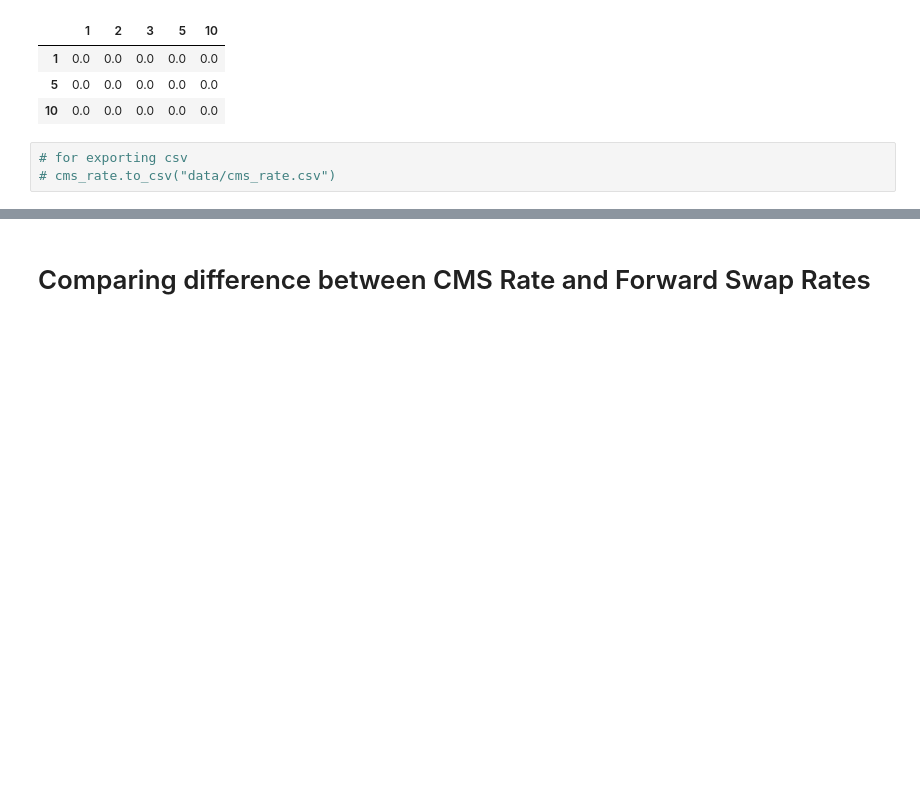
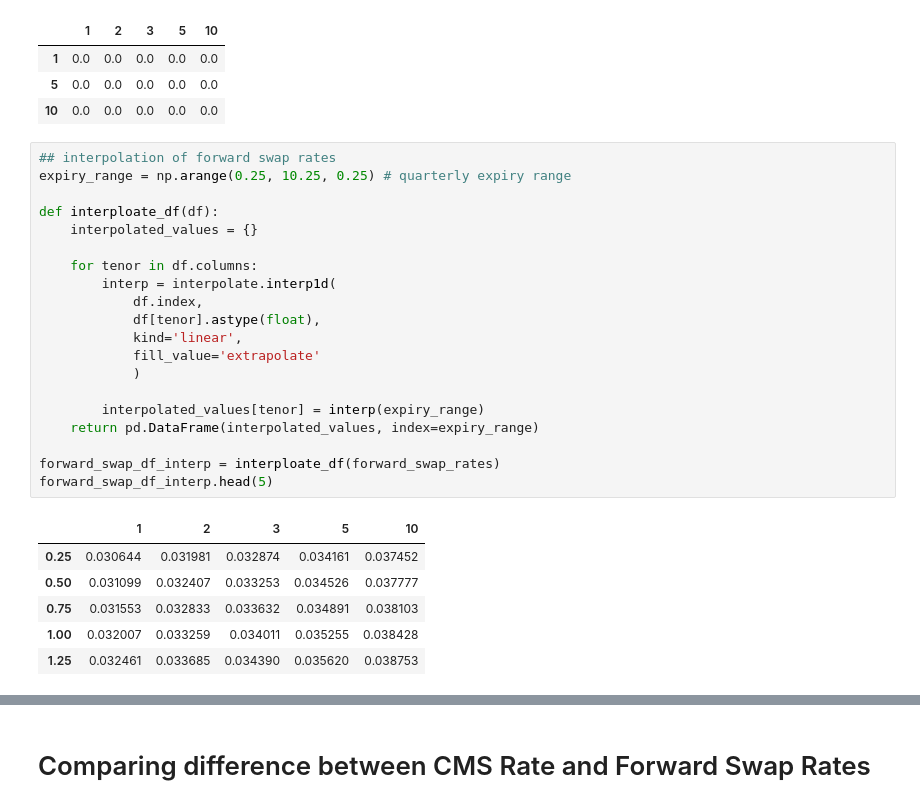
Before and after one commit to njh18/qf634-quant-research-methods, a Jupyter notebook: qf605-fixed-income/Part 3 Convexity Correction.ipynb, the cells around one changed output, grey strips where cells are left out. Saved outputs shown, nothing was run; the diff lists cells and outputs as text; blank space fills up the shorter version.

```diff
--- a/qf605-fixed-income/Part 3 Convexity Correction.ipynb
+++ b/qf605-fixed-income/Part 3 Convexity Correction.ipynb
@@ -375,6 +375,30 @@ cms_rate
 | 1 | 0.0 | 0.0 | 0.0 | 0.0 | 0.0 |
 | 5 | 0.0 | 0.0 | 0.0 | 0.0 | 0.0 |
 | 10 | 0.0 | 0.0 | 0.0 | 0.0 | 0.0 |
-# %%
-# for exporting csv
-# cms_rate.to_csv("data/cms_rate.csv")
+# %%
+## interpolation of forward swap rates
+expiry_range = np.arange(0.25, 10.25, 0.25) # quarterly expiry range
+
+def interploate_df(df):
+    interpolated_values = {}
+
+    for tenor in df.columns:
+        interp = interpolate.interp1d(
+            df.index,
+            df[tenor].astype(float),
+            kind='linear',
+            fill_value='extrapolate'
+            )
+
+        interpolated_values[tenor] = interp(expiry_range)
+    return pd.DataFrame(interpolated_values, index=expiry_range)
+
+forward_swap_df_interp = interploate_df(forward_swap_rates)
+forward_swap_df_interp.head(5)
+# %% [output]
+|  | 1 | 2 | 3 | 5 | 10 |
+| 0.25 | 0.030644 | 0.031981 | 0.032874 | 0.034161 | 0.037452 |
+| 0.50 | 0.031099 | 0.032407 | 0.033253 | 0.034526 | 0.037777 |
+| 0.75 | 0.031553 | 0.032833 | 0.033632 | 0.034891 | 0.038103 |
+| 1.00 | 0.032007 | 0.033259 | 0.034011 | 0.035255 | 0.038428 |
+| 1.25 | 0.032461 | 0.033685 | 0.034390 | 0.035620 | 0.038753 |
```
Also changed, not shown: parts of 9 cells of this notebook.
